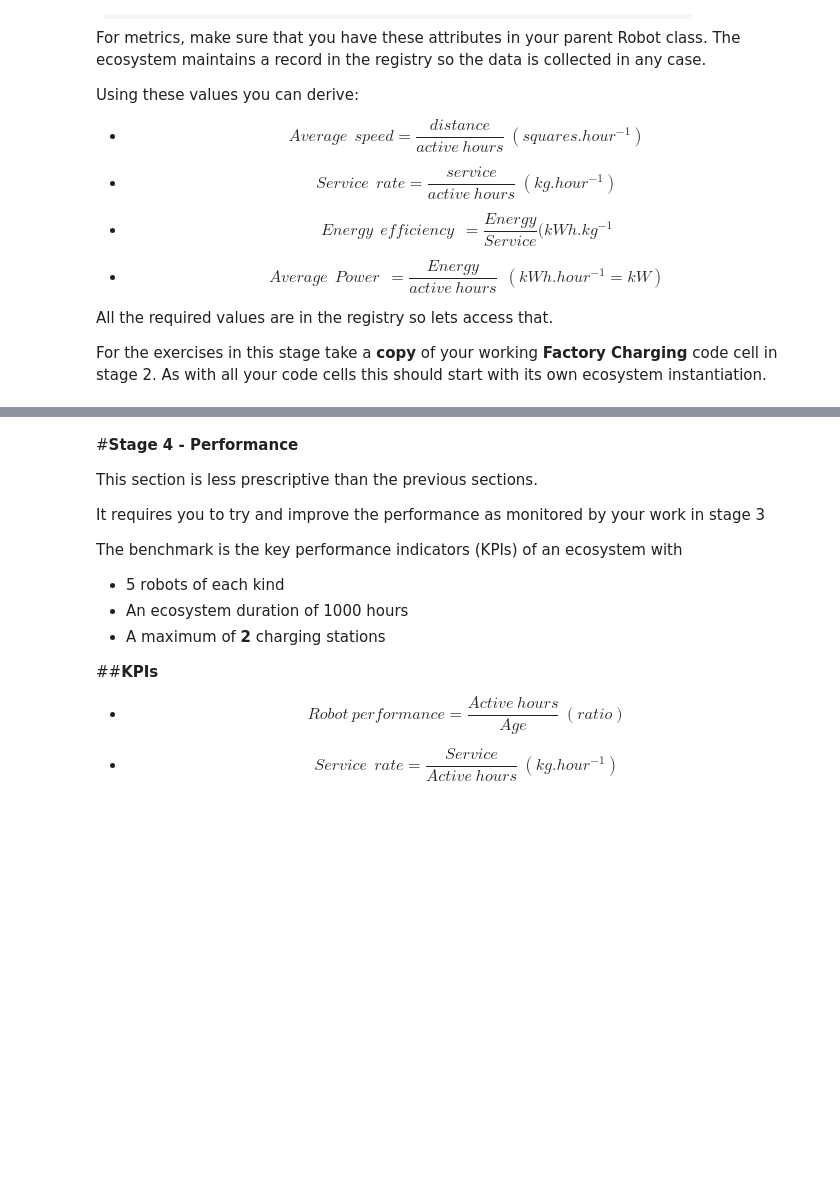
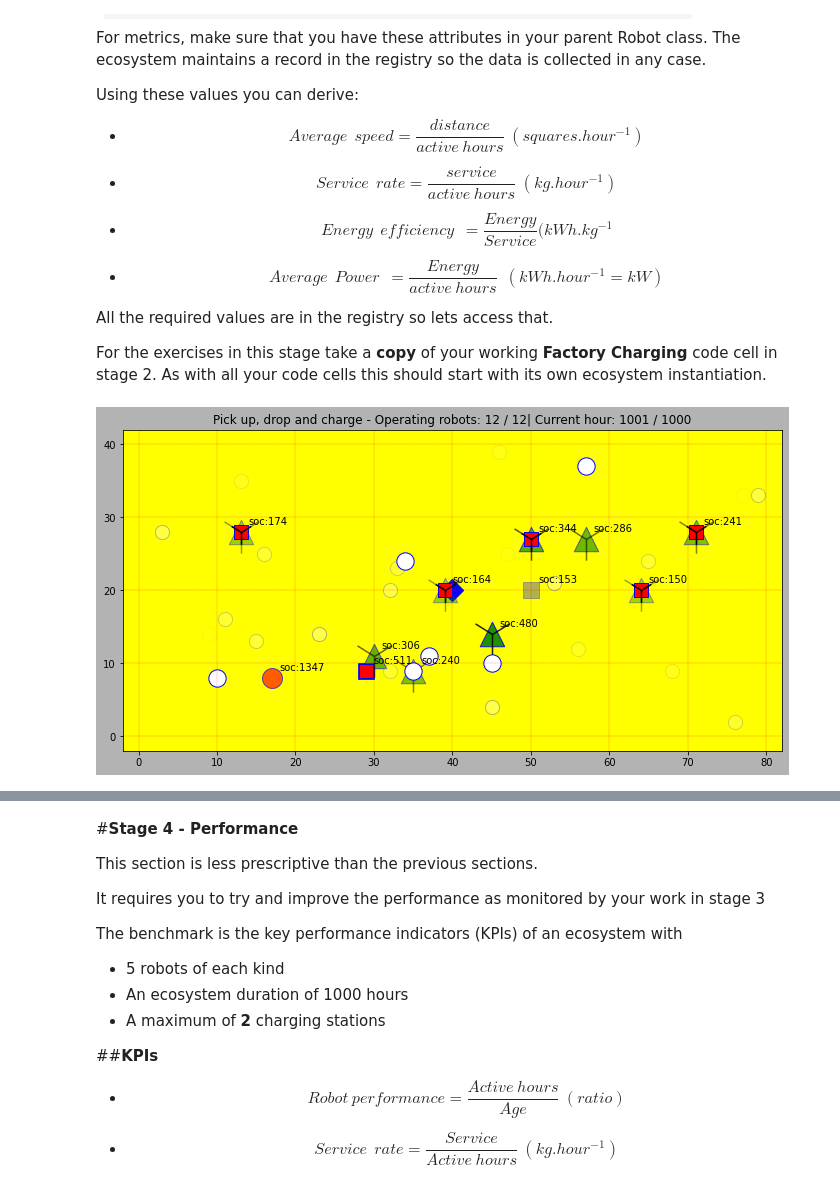
Before and after one commit to Chrouim/delT, a Jupyter notebook: Jupyter_Notebook_21WSA010_Coursework_V3_2.ipynb, the cells around one changed output, grey strips where cells are left out. Drawn from its saved outputs; the diff is of its cells as text; code cells hidden in the pictures; blank space fills up the shorter version.

```diff
--- a/Jupyter_Notebook_21WSA010_Coursework_V3_2.ipynb
+++ b/Jupyter_Notebook_21WSA010_Coursework_V3_2.ipynb
@@ -1280,18 +1295,6 @@ class Drone(Robot):            #Creating a child class from the Robot class
     self.capacity = 500
     self.size = 600
     self.payload = 50
-
-
-  def move(self):
-      for i in [0, 1, 2]:
-        if self.max[i] > abs(self.target[i] - self.coordinates[i]):        #Change from max velocity for a move if it goes beyond the target point
-          self.velocity[i] =  abs(self.target[i] - self.coordinates[i])
-        if self.coordinates[0] == self.target[0]:                     #Set the x velocity to 0 if the robot x coordinate equals the target x coordinate
-          self.velocity[0] = 0
-        if self.coordinates[1] == self.target[1]:                     #Set the y velocity to 0 if the robot y coordinate equals the target y coordinate
-          self.velocity[1] = 0
-        if self.coordinates[2] == self.target[2]:                     #Set the z velocity to 0 if the robot z coordinate equals the target z coordinate
-          self.velocity[2] = 0
 # %% [markdown]
 ## **Stage 1 Testing**
 
@@ -1745,14 +1889,87 @@ For the exercises in this stage take a **copy** of your working **Factory Chargi
 # %%
 ##############################################################
 # @title Monitoring of Factory Delivery and Charging [code] {display-mode: "code"}
 ##############################################################
 '''
 Take a fully working copy of your factory delivery and charging code cell
 turn off automatic updating of the display.
 Make sure you have automatic display on update turned to False:
 ecosystem.display_on_update = False
 When you run the code cell you will see how quicky it runs.
 So allowing the duration to be a 1000 hours should have little consequence
 '''
 ecosystem = Ecosystem()
 ecosystem.display_on_update = False
+ecosystem.duration = 1000
+
+#Operating robots - number of robots functioning over the total amount. Current hour is the current hour of the the display by the total amount it will go up to
+ecosystem.display_parameters['title'] = 'Pick up, drop and charge - Operating robots: {operational} / '+ str(len(robotList)) +'| Current hour: {hour} / {duration}'
+ecosystem.display_parameters['annotations'] = ['soc']
+
+
+charger = ecosystem.create('Grid_Charger', [40,20,0])              #Creating a charger in the ecosystem to power the robots back up
+
+robotList=[]                                                       #A list for all the robots instantiated
+
+for i in range(12):                                             #Setting a range 12 for i to iterate through
+  robots = randint(0,11)                                        #Using the random integer to generate an integer while the loop repeats
+  if robots in range(0,3):                                      #If the random integer is between 0 and 2 append to Robot class
+    robotList.append(Robot('robot' + str(i)))
+  elif robots in range(4,7):
+    robotList.append(Droid('droid' + str(i)))
+  else:
+    robotList.append(Drone('drone' + str(i)))
+
+for i in robotList:
+  i.activity = 'available'                                     #Set robot activity to available when registered
+  ecosystem.register(i)
+
+pizzaList = []
+
+while ecosystem.stop == False and ecosystem.count_operational !=0:
+  for i in robotList:
+    if i.kind == 'droid':
+      if i.soc/i.capacity <= 0.1:                                   #Setting %soc of droid to be lower as it has a much higher capacity than the drone and robot
+        i.activity = 'charging'                                     #Setting the robot activity to charging when it goes below 10% of the charge capacity
+    else:
+      if i.soc/i.capacity <= 0.4:                                   #Setting %soc of drone and robot to be 0.4 to allow it to have enough charge to return to the charger
+        i.activity = 'charging'
+
+    #Assigning the charger to the robot
+    if i.activity == 'charging':                                    #If robot is charging set the station to the charger and set the target to the station
+      i.station = charger
+      i.target = i.station.coordinates
+      i.move()
+
+    ##Setting robot activity after charging has finished
+    if i.soc/i.capacity >= 0.95:
+      i.station = None                                              #Removing the assigned station from the robot once it %soc is above 95%
+      if i.cargo == None:
+        i.activity = 'available'                                    #Setting the activity of the robot to available if it had no cargo after charging
+      else:
+        i.activity = 'delivering'                                   #Robot activity set to delivering if it had cargo after charging
+
+    #Creating pizzas and assigning cargo
+    if i.activity == 'available':
+      pizzaList.append(ecosystem.create('Pizza'))                  #Creating and adding pizzas to a list every time the loop is run
+      i.cargo = pizzaList[-1]                                      #The cargo of the robot is set to the latest pizza appended to the list
+      i.activity = 'delivering'                                    #Robot is delivering once it has a cargo assigned
+
+    #Setting robot targets depending on the activity of the pizza and robot
+    if i.activity == 'delivering':
+      if i.cargo.status == 'awaiting_collection':
+        i.target = i.cargo.coordinates
+        i.move()
+      elif i.cargo.status == 'in_transit':
+        i.target = i.cargo.target
+        i.move()
+      elif i.cargo.status == 'delivered':
+        i.cargo = None                                               #Setting cargo to none when it has delivered so it can move off
+        i.activity = 'available'                                     #Setting robot activity to available to allow it to go through the loop again
+        i.move()
+  ecosystem.update()
+ecosystem.display()
+print(ecosystem.hour)
+print(ecosystem.messages)
+# %% [output]
+[figure, added]
```
Also changed, not shown: parts of 27 cells of this notebook.
